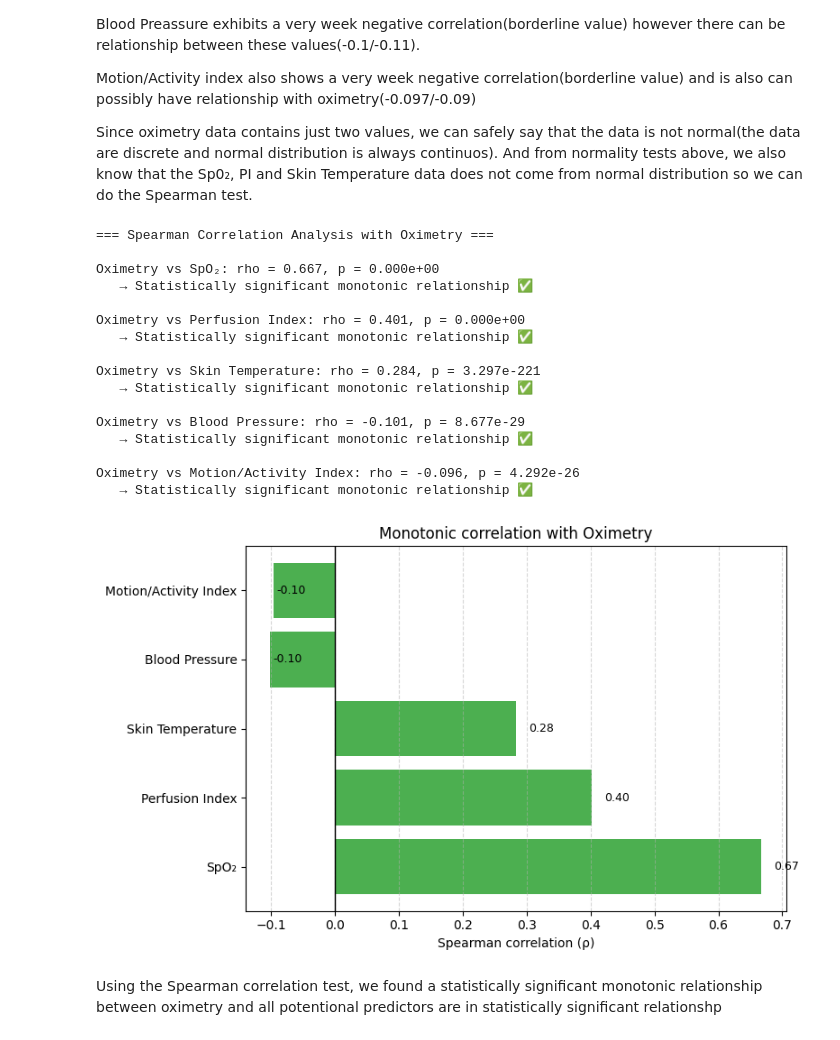
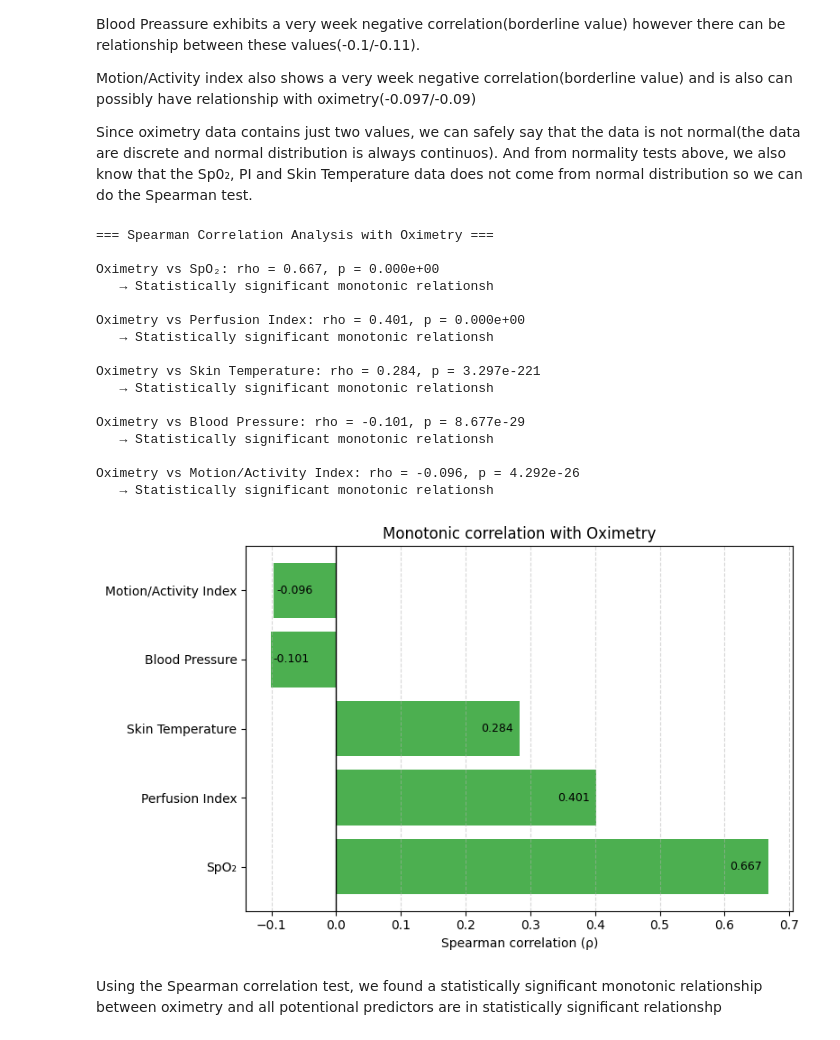
Before and after one commit to Michzru/Critical-oxygen-saturation-estimation, a Jupyter notebook: phase_1.ipynb, the cells around one changed output. Saved outputs shown, nothing was run; the diff lists cells and outputs as text; code cells hidden in the pictures.

```diff
--- a/phase_1.ipynb
+++ b/phase_1.ipynb
@@ -841,6 +616,3 @@ print(df1.columns.tolist())
 # %% [output]
 Columns in df1:
 ['SpO₂', 'HR', 'PI', 'RR', 'EtCO₂', 'FiO₂', 'PRV', 'BP', 'Skin Temperature', 'Motion/Activity index', 'PVI', 'Hb level', 'SV', 'CO', 'Blood Flow Index', 'PPG waveform features', 'Signal Quality Index' ...
-# %%
-# Round all numeric columns to 2 decimal places
-dff1 = df1.round(2)
@@ -1107,9 +1183,9 @@ def analyze_oximetry_correlations(df):
 
         print(f"Oximetry vs {label}: rho = {rho:.3f}, p = {p:.3e}")
         if p < 0.05:
-            print("   → Statistically significant monotonic relationship ✅")
+            print("   → Statistically significant monotonic relationsh")
         else:
-            print("   → No statistically significant relationship ❌")
+            print("   → No statistically significant relationship ")
         print()
 
     return pd.DataFrame(results)
@@ -1118,42 +1194,42 @@ result_df =analyze_oximetry_correlations(dff1)
 === Spearman Correlation Analysis with Oximetry ===
 
 Oximetry vs SpO₂: rho = 0.667, p = 0.000e+00
-   → Statistically significant monotonic relationship ✅
+   → Statistically significant monotonic relationsh
 
 Oximetry vs Perfusion Index: rho = 0.401, p = 0.000e+00
-   → Statistically significant monotonic relationship ✅
+   → Statistically significant monotonic relationsh
 
 Oximetry vs Skin Temperature: rho = 0.284, p = 3.297e-221
-   → Statistically significant monotonic relationship ✅
+   → Statistically significant monotonic relationsh
 
 Oximetry vs Blood Pressure: rho = -0.101, p = 8.677e-29
-   → Statistically significant monotonic relationship ✅
+   → Statistically significant monotonic relationsh
 
 Oximetry vs Motion/Activity Index: rho = -0.096, p = 4.292e-26
-   → Statistically significant monotonic relationship ✅
+   → Statistically significant monotonic relationsh
 # %%
 def plot_oximetry_correlations(df):
     plt.figure(figsize=(8, 5))
     bars = plt.barh(df["Parameter"], df["rho"],
                     color=df["Significant"].map({True: "#4CAF50", False: "#B0BEC5"}))
 
     plt.axvline(0, color='black', linewidth=1)
     plt.xlabel("Spearman correlation (ρ)")
     plt.title("Monotonic correlation with Oximetry")
     plt.grid(axis='x', linestyle='--', alpha=0.5)
 
     for bar, rho in zip(bars, df["rho"]):
-        plt.text(bar.get_width() + 0.02 if rho > 0 else bar.get_width() + 0.05,
+        plt.text(bar.get_width() - 0.06 if rho > 0 else bar.get_width() + 0.06,
                  bar.get_y() + bar.get_height()/2,
                  f"{rho:.3f}",
                  va='center', ha='left' if rho > 0 else 'right', fontsize=9)
 
     plt.tight_layout()
     plt.show()
 
 plot_oximetry_correlations(result_df)
 # %% [output]
-[figure, old version]
+[figure, new version]
 # %% [markdown]
 Using the Spearman correlation test, we found a statistically significant monotonic relationship between oximetry and all potentional predictors are in statistically significant relationshp
 # %% [markdown]
```
Also changed, not shown: parts of 43 cells of this notebook.
